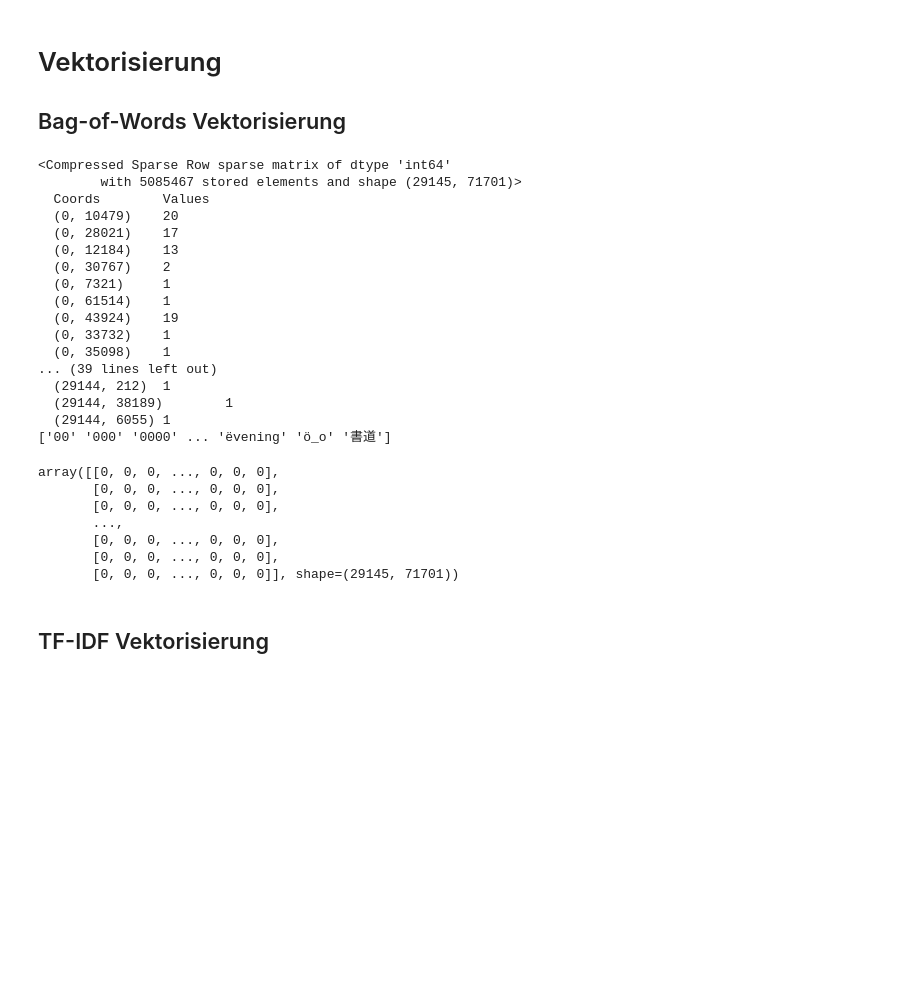
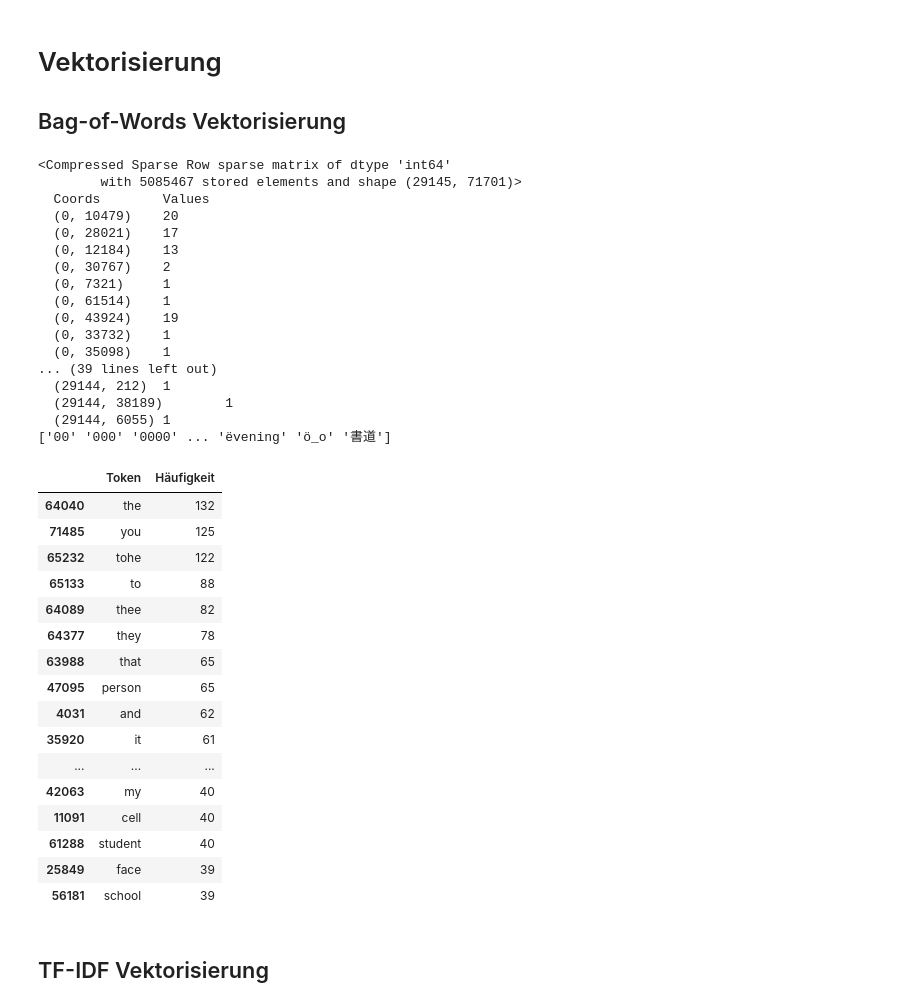
Before and after one commit to TheAmarok/Neue-Konzepte-Gruppe-9, a Jupyter notebook: Notebook.ipynb, the cells around one changed output. Cells and saved outputs as stored; diff of their text form; code cells hidden in the pictures; blank space fills up the shorter version.

```diff
--- a/Notebook.ipynb
+++ b/Notebook.ipynb
@@ -1108,37 +1108,58 @@ plt.show()
 # %%
 vectorizer = CountVectorizer()
 
 X = vectorizer.fit_transform(df['text'])
 
 print(X)
 
 print(vectorizer.get_feature_names_out())
 X.toarray()
+
+max_tf_idf = np.max(X.toarray(), axis=0)
+
+# 2. DataFrame mit Tokens und ihren Gewichtungen erstellen
+feature_scores = pd.DataFrame({
+    'Token': vectorizer.get_feature_names_out(),
+    'Häufigkeit': max_tf_idf
+})
+
+# 3. Nach Gewichtung absteigend sortieren und die Top 40 holen
+feature_scores.sort_values(by='Häufigkeit', ascending=False).head(40)
 # %% [output]
 <Compressed Sparse Row sparse matrix of dtype 'int64'
         with 5085467 stored elements and shape (29145, 71701)>
   Coords        Values
   (0, 10479)    20
   (0, 28021)    17
   (0, 12184)    13
   (0, 30767)    2
   (0, 7321)     1
   (0, 61514)    1
   (0, 43924)    19
   (0, 33732)    1
   (0, 35098)    1
 ... (39 lines left out)
   (29144, 212)  1
   (29144, 38189)        1
   (29144, 6055) 1
 ['00' '000' '0000' ... 'ëvening' 'ö_o' '書道']
-array([[0, 0, 0, ..., 0, 0, 0],
-       [0, 0, 0, ..., 0, 0, 0],
-       [0, 0, 0, ..., 0, 0, 0],
-       ...,
-       [0, 0, 0, ..., 0, 0, 0],
-       [0, 0, 0, ..., 0, 0, 0],
-       [0, 0, 0, ..., 0, 0, 0]], shape=(29145, 71701))
+|  | Token | Häufigkeit |
+| 64040 | the | 132 |
+| 71485 | you | 125 |
+| 65232 | tohe | 122 |
+| 65133 | to | 88 |
+| 64089 | thee | 82 |
+| 64377 | they | 78 |
+| 63988 | that | 65 |
+| 47095 | person | 65 |
+| 4031 | and | 62 |
+| 35920 | it | 61 |
+| ... | ... | ... |
+| 42063 | my | 40 |
+| 11091 | cell | 40 |
+| 61288 | student | 40 |
+| 25849 | face | 39 |
+| 56181 | school | 39 |
 # %% [markdown]
 ## TF-IDF Vektorisierung
 # %%
```
Also changed, not shown: parts of 2 cells of this notebook.
